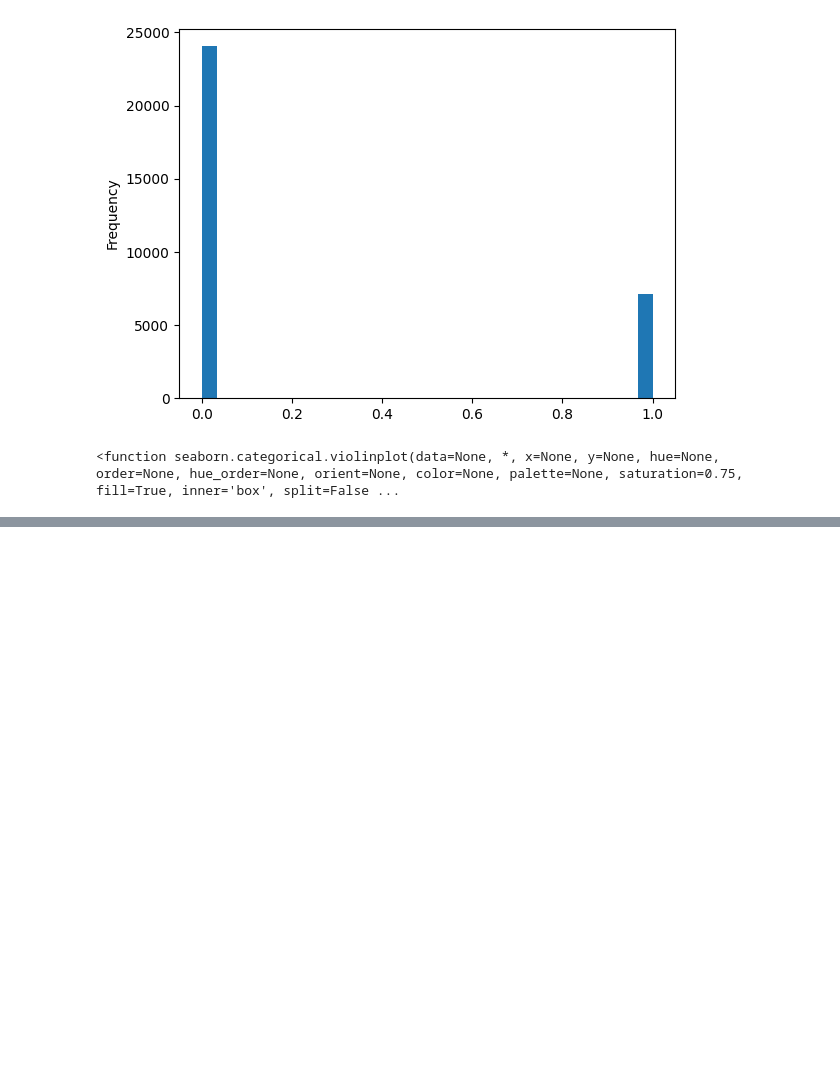
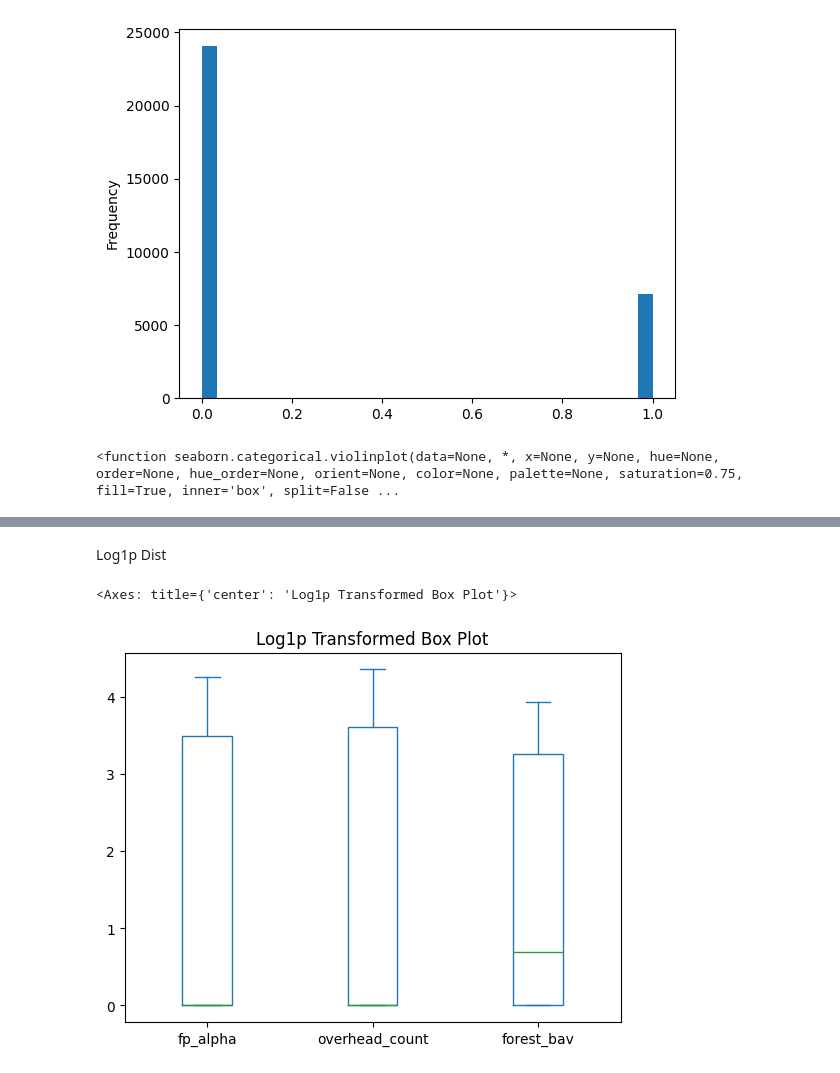
Before and after one commit to jacKlinc/ice-autoATES, a Jupyter notebook: notebooks/analysis-bow-summit.ipynb, the cells around one changed output, grey strips where cells are left out. Cells and saved outputs as stored; diff of their text form; code cells hidden in the pictures; blank space fills up the shorter version.

```diff
--- a/notebooks/analysis-bow-summit.ipynb
+++ b/notebooks/analysis-bow-summit.ipynb
@@ -168,0 +199,7 @@ sns.violinplot
+# %% [markdown]
+Log1p Dist
+# %%
+df[zero_heavy_cols].map(np.log1p).plot.box(title='Log1p Transformed Box Plot')
+# %% [output]
+<Axes: title={'center': 'Log1p Transformed Box Plot'}>
+[figure, added]
```
Also changed, not shown: parts of 15 cells of this notebook.
